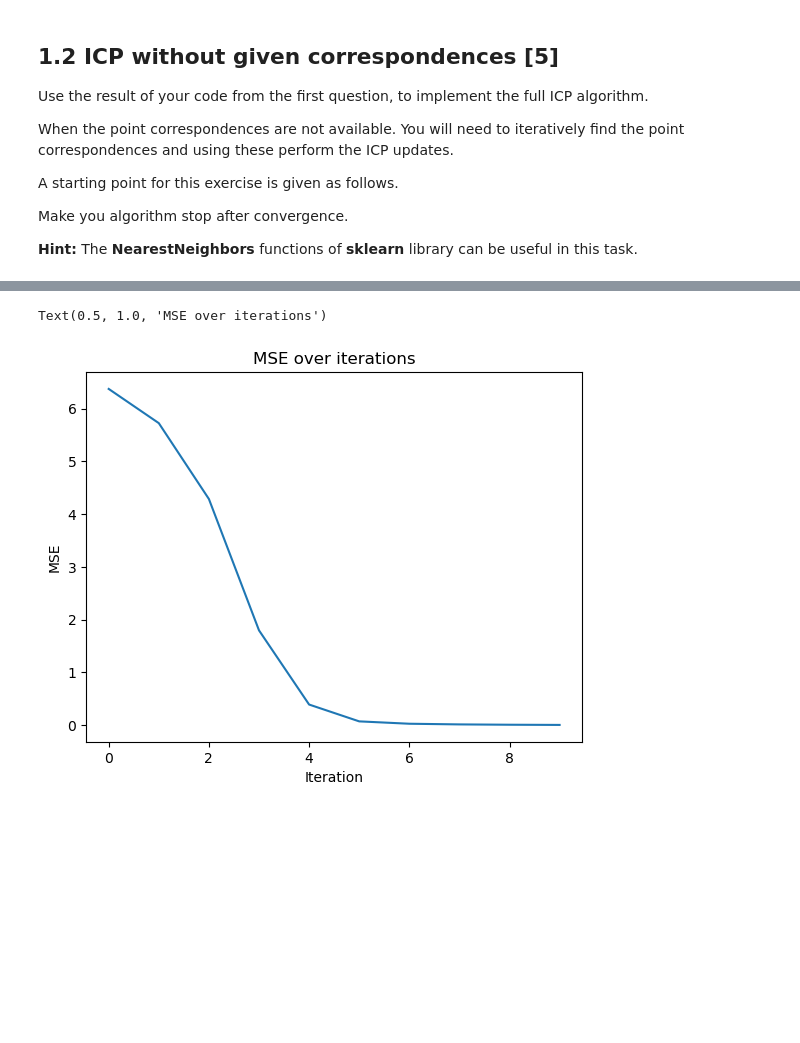
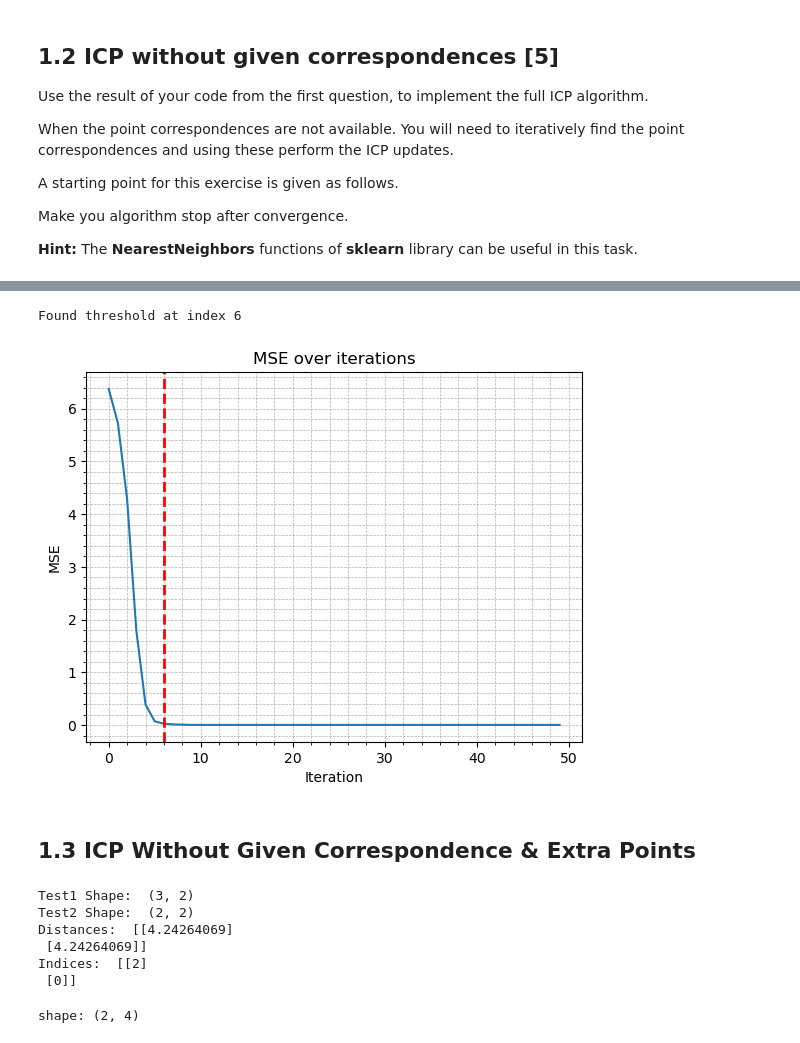
Before and after one commit to AndrewZheng-1011/mobile_sensing_robotics, a Jupyter notebook: 2020-msr2-exercises/2020-msr2-exercise-01-icp/2020-msr2-exercise-01-icp/ex1.ipynb, the cells around one changed output, grey strips where cells are left out. Cells and saved outputs as stored; diff of their text form; code cells hidden in the pictures; blank space fills up the shorter version.

Commit message:
Add initial work with ICP with extra points in one scan

```diff
--- a/2020-msr2-exercises/2020-msr2-exercise-01-icp/2020-msr2-exercise-01-icp/ex1.ipynb
+++ b/2020-msr2-exercises/2020-msr2-exercise-01-icp/2020-msr2-exercise-01-icp/ex1.ipynb
@@ -142,8 +150,49 @@ Time taken: 0.016828536987304688s
-# %%
-plt.plot(E_list)
-plt.xlabel('Iteration')
-plt.ylabel('MSE')
-plt.title('MSE over iterations')
-# %% [output]
-Text(0.5, 1.0, 'MSE over iterations')
-[figure, removed]
+# %%
+plt.plot(E_list)
+plt.xlabel('Iteration')
+plt.ylabel('MSE')
+plt.title('MSE over iterations')
+plt.minorticks_on()
+plt.grid(which='both', linestyle='--', linewidth=0.5)
+
+# Find index where error less than threshold
+threshold = 0.05
+res = 0
+for i in range(len(E_list)):
+    #print(f"{E_list[i]} <= {threshold} ?")
+    if E_list[i] <= threshold:
+        res = i
+        print(f"Found threshold at index {res}")
+        break
+
+if res != 0:
+    plt.axvline(x=res, color='r', linestyle='--', linewidth=2, label='Vertical Line at x=3')
+# %% [output]
+Found threshold at index 6
+[figure, added]
+# %% [markdown]
+## 1.3 ICP Without Given Correspondence & Extra Points
+# %%
+from sklearn.neighbors import NearestNeighbors
+test1 = np.array([[10,10], [0,0], [-10, -10]])
+test2 = np.array([[-7,-7], [7, 7]])
+print("Test1 Shape: ", test1.shape)
+print("Test2 Shape: ", test2.shape)
+neigh = NearestNeighbors(n_neighbors=1)
+neigh.fit(test1)
+
+distances, indices = neigh.kneighbors(test2, return_distance=True)
+print("Distances: ", distances)
+print("Indices: ", indices)
+# %% [output]
+Test1 Shape:  (3, 2)
+Test2 Shape:  (2, 2)
+Distances:  [[4.24264069]
+ [4.24264069]]
+Indices:  [[2]
+ [0]]
+# %%
+[1,2,3]*np.ones((2,1))
+print(f"shape: {np.shape([1,2,3,4]*np.ones((2,1)))}")
+# %% [output]
+shape: (2, 4)
```
Also changed, not shown: parts of 5 cells of this notebook, 1 other file.
